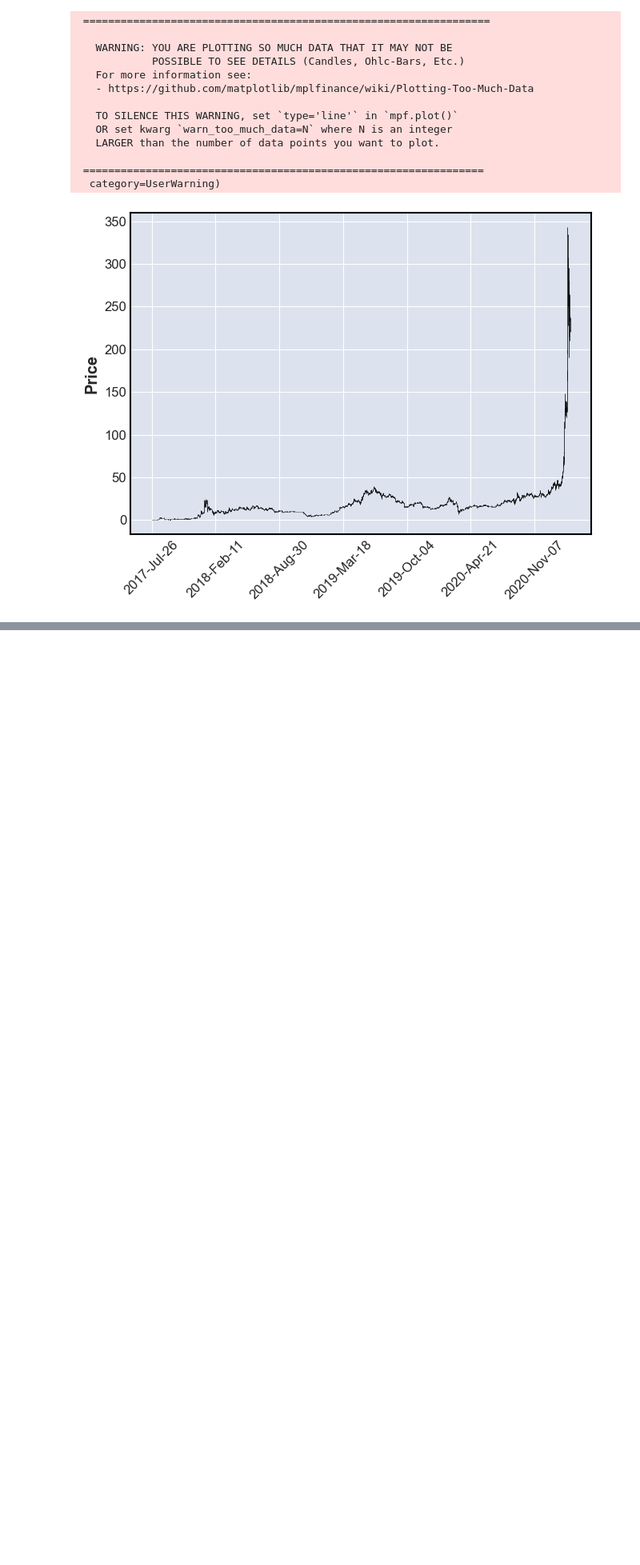
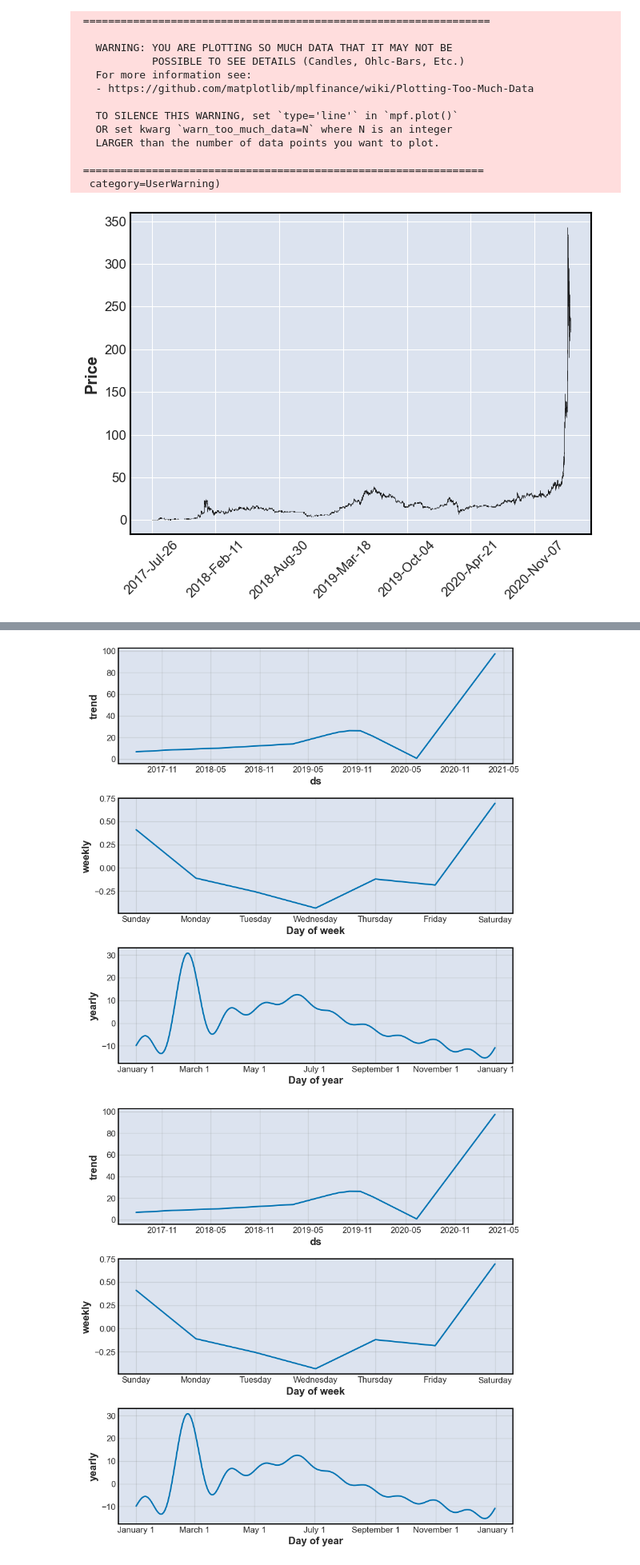
Before and after one commit to ArtTucker/crypto_prices_ML, a Jupyter notebook: preprocessing/by_coin/binance_preprocessing.ipynb, the cells around one changed output, grey strips where cells are left out. Shown at 80% size. Cells and saved outputs as stored; diff of their text form; code cells hidden in the pictures; blank space fills up the shorter version.

```diff
--- a/preprocessing/by_coin/binance_preprocessing.ipynb
+++ b/preprocessing/by_coin/binance_preprocessing.ipynb
@@ -138,0 +166,5 @@ mpf.plot(temp_bnb_df)
+# %%
+m.plot_components(forecast)
+# %% [output]
+[figure, added]
+[figure, added]
```
Also changed, not shown: parts of 9 cells of this notebook.
